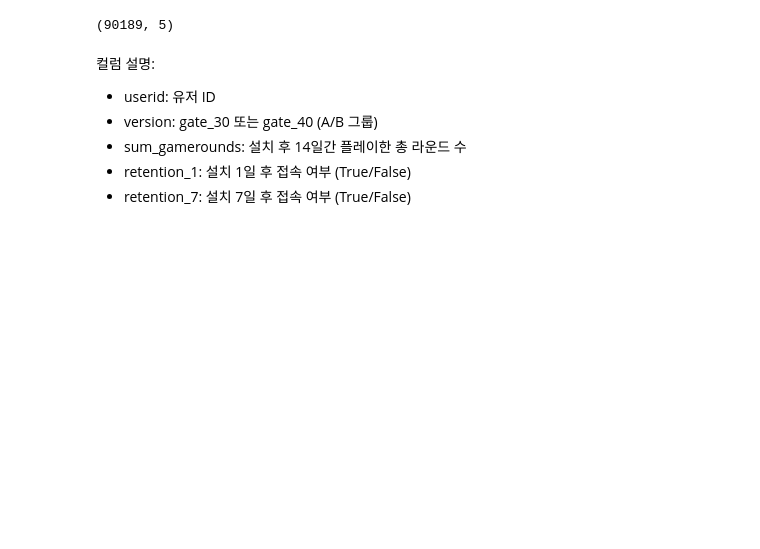
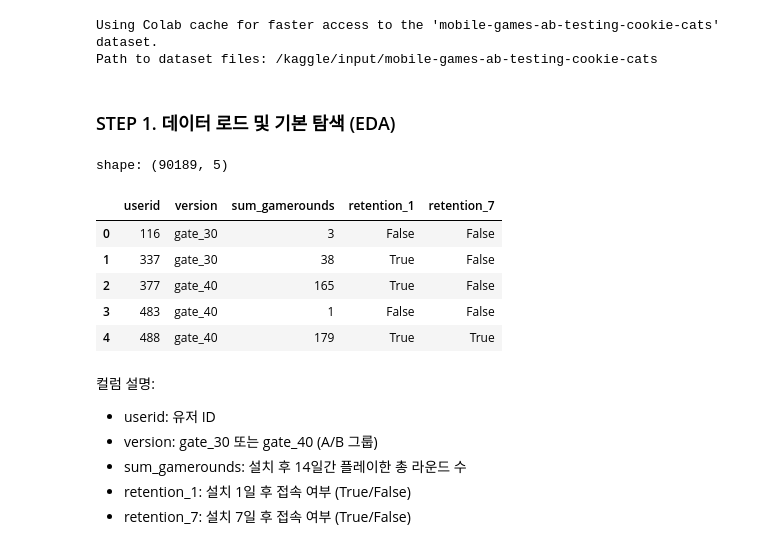
Before and after one commit to hye-jj/Python_study, a Jupyter notebook: AB_test/Cookie Cats/ab_test_analysis.ipynb, the cells around one changed output. Cells and saved outputs as stored; diff of their text form; code cells hidden in the pictures; blank space fills up the shorter version.

```diff
--- a/AB_test/Cookie Cats/ab_test_analysis.ipynb
+++ b/AB_test/Cookie Cats/ab_test_analysis.ipynb
@@ -1,22 +16,28 @@
 # %%
-import pandas as pd
-import numpy as np
-from scipy import stats
-import matplotlib.pyplot as plt
-import kagglehub
+# 재현성을 위한 시드 고정 (부트스트랩 등 랜덤 요소가 있는 모든 분석에 적용)
+RNG = np.random.default_rng(42)
 
 # 케글 파일 다운로드
 # Download latest version
 path = kagglehub.dataset_download("mursideyarkin/mobile-games-ab-testing-cookie-cats")
-# print("Path to dataset files:", path)
+print("Path to dataset files:", path)
+# %% [output]
+Using Colab cache for faster access to the 'mobile-games-ab-testing-cookie-cats' dataset.
+Path to dataset files: /kaggle/input/mobile-games-ab-testing-cookie-cats
+# %% [markdown]
+### STEP 1. 데이터 로드 및 기본 탐색 (EDA)
 # %%
-# -----------------------------------------------------------
-# STEP 1. 데이터 로드 및 기본 탐색 (EDA)
-# -----------------------------------------------------------
 df = pd.read_csv(path+"/cookie_cats.csv")
-df.shape
+print("shape:", df.shape)
+df.head()
 # %% [output]
-(90189, 5)
+shape: (90189, 5)
+|  | userid | version | sum_gamerounds | retention_1 | retention_7 |
+| 0 | 116 | gate_30 | 3 | False | False |
+| 1 | 337 | gate_30 | 38 | True | False |
+| 2 | 377 | gate_40 | 165 | True | False |
+| 3 | 483 | gate_40 | 1 | False | False |
+| 4 | 488 | gate_40 | 179 | True | True |
 # %% [markdown]
 컬럼 설명:
 - userid: 유저 ID
```
Also changed, not shown: parts of 28 cells of this notebook.
